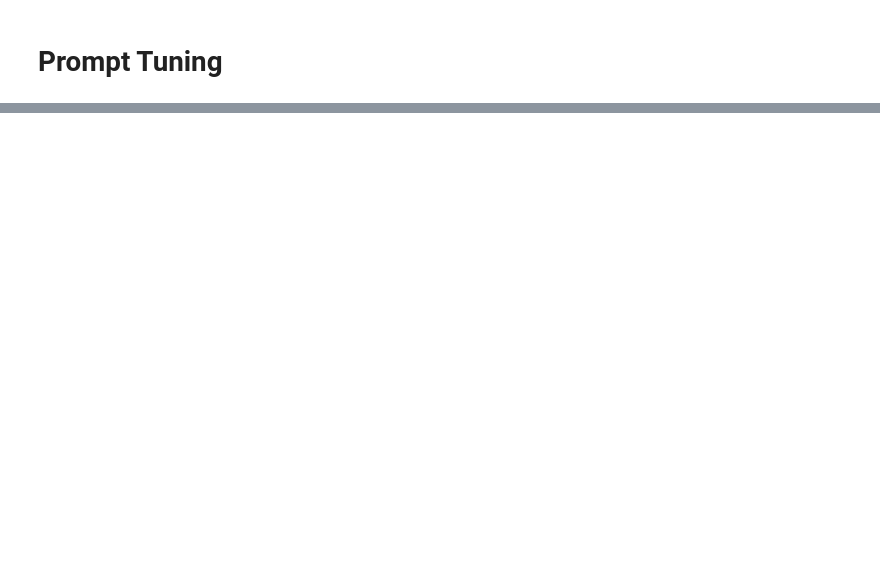
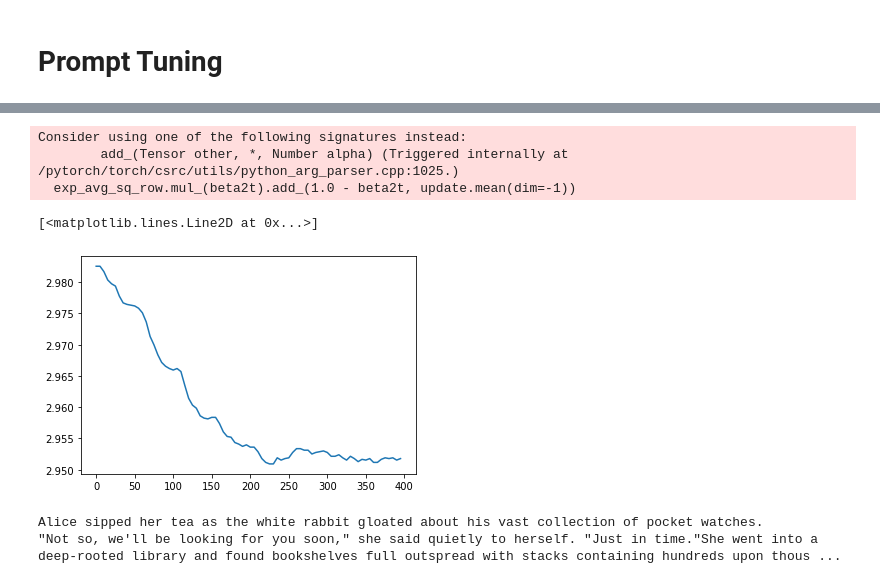
Before and after one commit to corolla-johnson/mkultra, a Jupyter notebook: tuning_finetune.ipynb, the cells around one changed output, grey strips where cells are left out. Saved outputs shown, nothing was run; the diff lists cells and outputs as text; code cells hidden in the pictures; blank space fills up the shorter version.

```diff
--- a/tuning_finetune.ipynb
+++ b/tuning_finetune.ipynb
@@ -254,6 +375,13 @@ best_eval = float('inf')
 eval_order = [*range(num_blocks)]
 random.seed(1234)
 random.shuffle(eval_order)
+
+# Function for gradient accumulation scheduling
+def get_acc_steps(sp_step):
+    if acc_doubling_rate != 0:
+        return round(base_acc_steps * math.pow(2, (sp_step / acc_doubling_rate)))
+    else:
+        return base_acc_steps
 
 for session_step in range(num_training_steps):
       model.train()
@@ -289,6 +417,8 @@ for session_step in range(num_training_steps):
 
       # Accumulate gradients
       optimizer.step()
+      lr = optimizer.param_groups[0]["lr"]
+      scheduler.step()
       optimizer.zero_grad()
 
       if math.isnan(instant_loss):
@@ -317,14 +447,15 @@ for session_step in range(num_training_steps):
               file.write(f"{sp_step},{eval_loss}\n")
 
           # Stop if loss has plateaued
-          if eval_loss < best_eval:
-              best_eval = eval_loss
-              evals_since_last_improvement = 0
-          else:
-              evals_since_last_improvement += 1
-          if evals_since_last_improvement > plateau_steps:
-              print(f"No improvement for {plateau_steps} evals")
-              break
+          if plateau_steps != 0:
+              if eval_loss < best_eval:
+                  best_eval = eval_loss
+                  evals_since_last_improvement = 0
+              else:
+                  evals_since_last_improvement += 1
+              if evals_since_last_improvement > plateau_steps:
+                  print(f"No improvement for {plateau_steps} evals")
+                  break
 
       # Save checkpoint every so often
       if sp_step%checkpoint_interval == 0:
@@ -336,8 +467,9 @@ for session_step in range(num_training_steps):
 
       bar.set_postfix({
           "Model Step" : sp_step,
-          "Eval Loss"  : eval_loss,
-          "Acc Steps"  : acc_steps
+          "Eval Loss"  : "{el:.5f}".format(el=eval_loss),
+          "Acc Steps"  : acc_steps,
+          "LR"         : lr
       })
       bar.update(1)
       sp_step += 1
@@ -348,6 +480,10 @@ sp = SoftPrompt.from_tuning_model(model,
      "step"  : sp_step,
      "loss"  : eval_loss})
 sp.to_file( os.path.join( project_dir,filename_for_checkpoint(sp_step) ) )
+# %% [output]
+Consider using one of the following signatures instead:
+        add_(Tensor other, *, Number alpha) (Triggered internally at  /pytorch/torch/csrc/utils/python_arg_parser.cpp:1025.)
+  exp_avg_sq_row.mul_(beta2t).add_(1.0 - beta2t, update.mean(dim=-1))
 # %%
 #@title Flush memory after interrupting training
 #@markdown This will *hopefully* prevent a CUDA out-of-memory error.
@@ -356,4 +492,46 @@ try:
 except Exception:
   pass
 torch.cuda.empty_cache()
+# %%
+# Plot loss
+import matplotlib.pyplot as plt
+import matplotlib.cbook as cbook
+import numpy as np
+
+fname2 = cbook.get_sample_data(loss_log_path, asfileobj=False)
+with cbook.get_sample_data(loss_log_path) as file:
+    array = np.loadtxt(file, delimiter=",")
+
+fig = plt.figure()
+plt.plot(array[:, 0], array[:, 1])
+# %% [output]
+[<matplotlib.lines.Line2D at 0x...>]
+[figure, added]
+# %%
+# Try generating with your model
+model.eval()
+
+# Restore soft prompt from checkpoint
+# (Use above graph to find a good stopping point and check project directory for valid checkpoints)
+sp = SoftPrompt.from_file( os.path.join(project_dir, filename_for_checkpoint(400)) )
+model.set_soft_prompt(sp)
+
+test = "Alice sipped her tea as the white rabbit gloated about his vast collection of pocket watches"
+
+call = tokenizer(test, return_tensors="pt").input_ids.cuda()
+
+basic_output = model.generate(
+    input_ids=call,
+    do_sample=True,
+    min_length=call.shape[-1] + 200,
+    max_length=call.shape[-1] + 200,
+    temperature=1.0,
+    tfs = 0.9,
+    repetition_penalty = 3.0,
+    pad_token_id=tokenizer.eos_token_id
+)
+print(tokenizer.decode(basic_output[0]))
+# %% [output]
+Alice sipped her tea as the white rabbit gloated about his vast collection of pocket watches.
+"Not so, we'll be looking for you soon," she said quietly to herself. "Just in time."She went into a deep-rooted library and found bookshelves full outspread with stacks containing hundreds upon thous ...
 # %%
```
Also changed, not shown: parts of 13 cells of this notebook.
